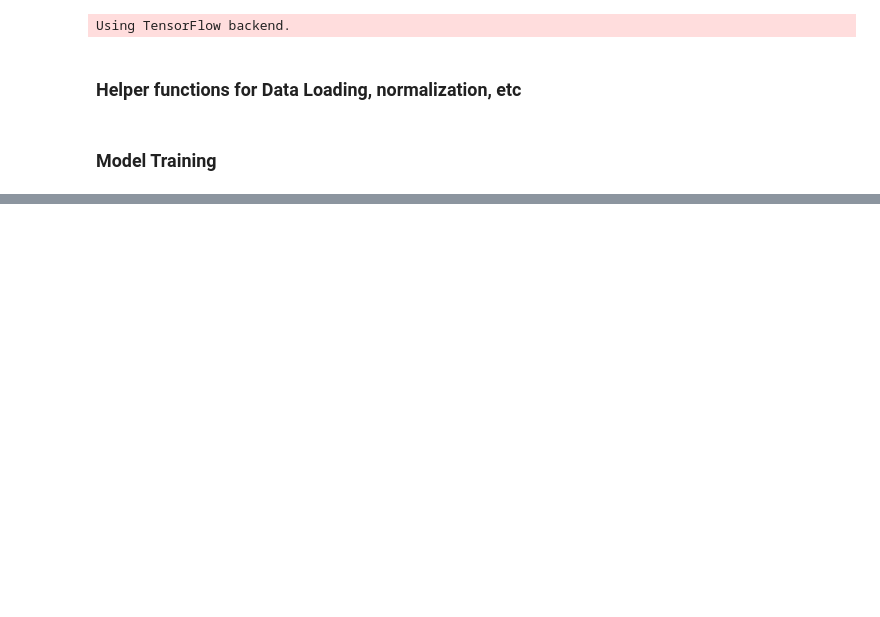
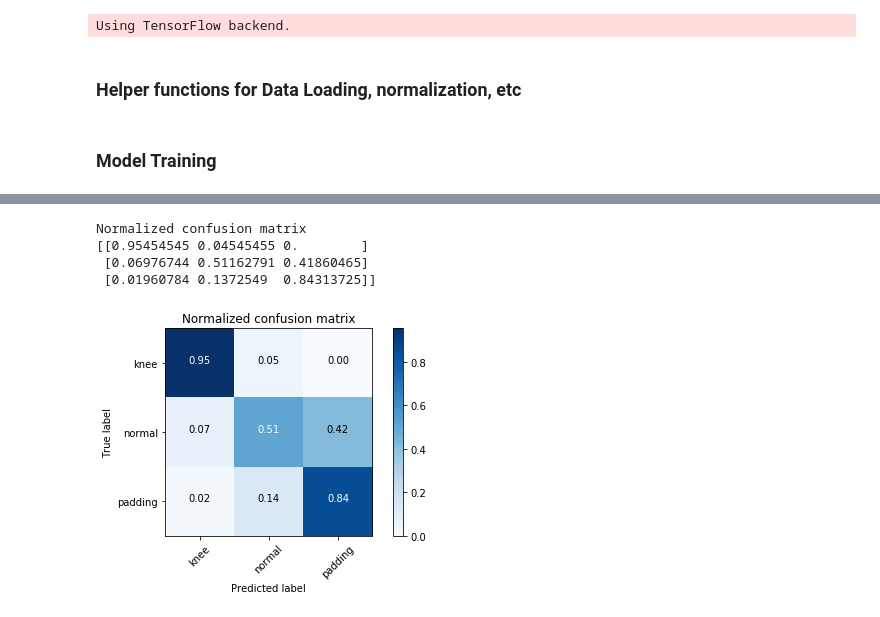
Before and after one commit to margokhokhlova/LSTM_gait_model, a Jupyter notebook: RNN_bidirectional_multiple_stack.ipynb, the cells around one changed output, grey strips where cells are left out. Drawn from its saved outputs; the diff is of its cells as text; code cells hidden in the pictures; blank space fills up the shorter version.

```diff
--- a/RNN_bidirectional_multiple_stack.ipynb
+++ b/RNN_bidirectional_multiple_stack.ipynb
@@ -345,0 +382,16 @@ fRes.close()
+# %%
+Y_test_compound = np.argmax(final, axis=1)+1
+print("Final Model accuracy from %d compound models is %f" % (trials, accuracy_score(Y_test,Y_test_compound)))
+# %%
+cnf_matrix = confusion_matrix(Y_test,Y_test_compound)
+class_names = ['knee', 'normal', 'padding']
+# Plot normalized confusion matrix
+plt.figure()
+plot_confusion_matrix(cnf_matrix, classes=class_names, normalize=True,
+                      title='Normalized confusion matrix')
+# %% [output]
+Normalized confusion matrix
+[[0.95454545 0.04545455 0.        ]
+ [0.06976744 0.51162791 0.41860465]
+ [0.01960784 0.1372549  0.84313725]]
+[figure, added]
```
Also changed, not shown: parts of 15 cells of this notebook, 6 other files.
